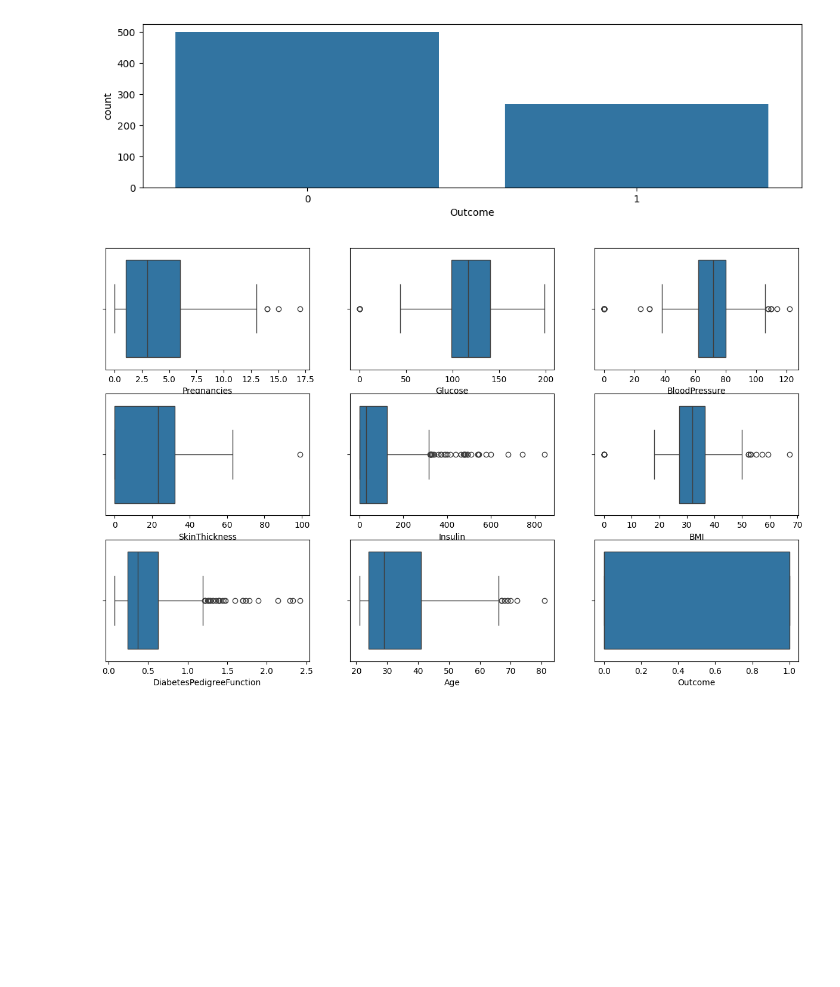
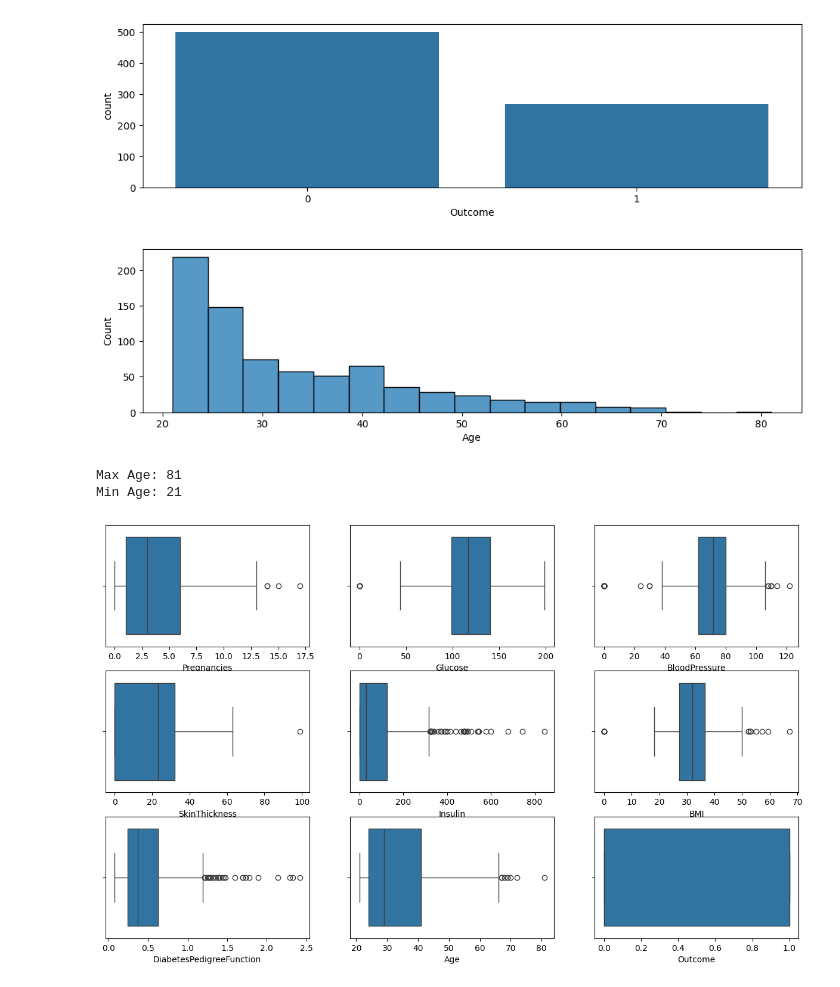
Before and after one commit to sirajwahaj/diabetesPrediction, a Jupyter notebook: diabetes.ipynb, the cells around one changed output. Drawn from its saved outputs; the diff is of its cells as text; code cells hidden in the pictures; blank space fills up the shorter version.

```diff
--- a/diabetes.ipynb
+++ b/diabetes.ipynb
@@ -67,6 +68,19 @@ sns.countplot(x="Outcome", data=df)
 plt.show()
 # %% [output]
 [figure]
+# %%
+# The histagram of the Age variable was reached.
+plt.figure(figsize=(12,3))
+sns.histplot(x="Age", data=df)
+plt.show()
+# %% [output]
+[figure, added]
+# %%
+print("Max Age: " + str(df["Age"].max()))
+print("Min Age: " + str(df["Age"].min()))
+# %% [output]
+Max Age: 81
+Min Age: 21
 # %%
 plt.figure(figsize =(15,9))
 
```
Also changed, not shown: parts of 5 cells of this notebook, 1 other file.
